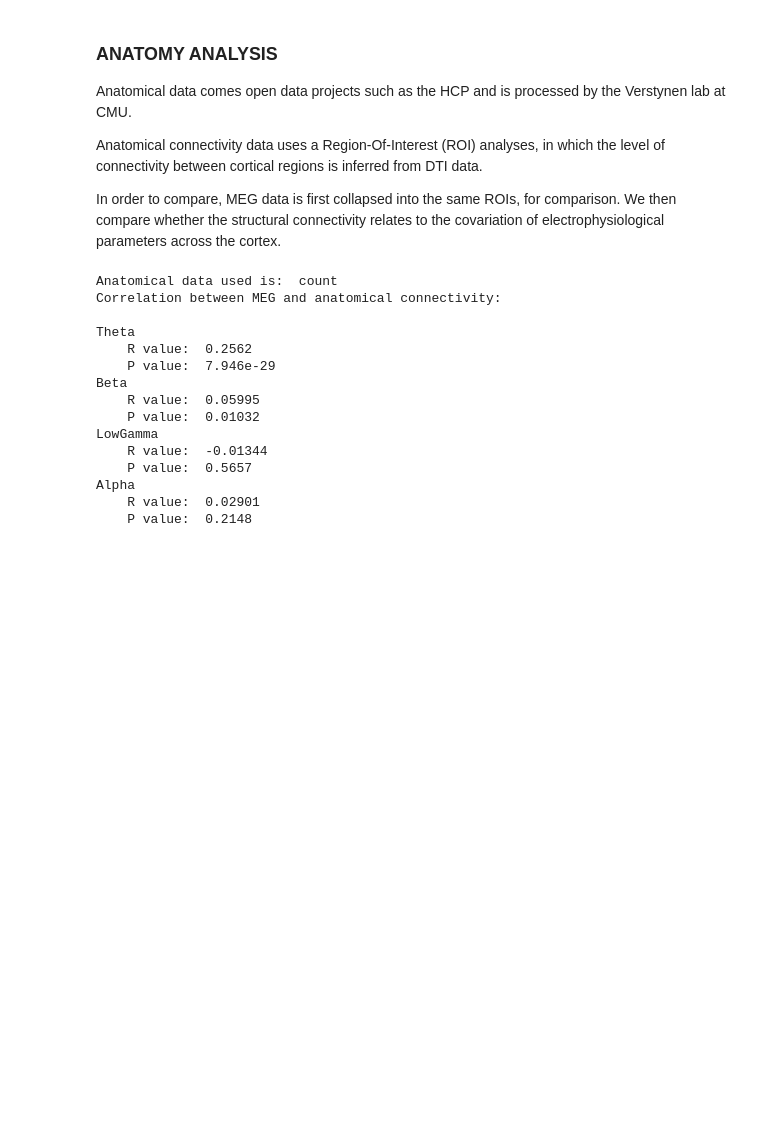
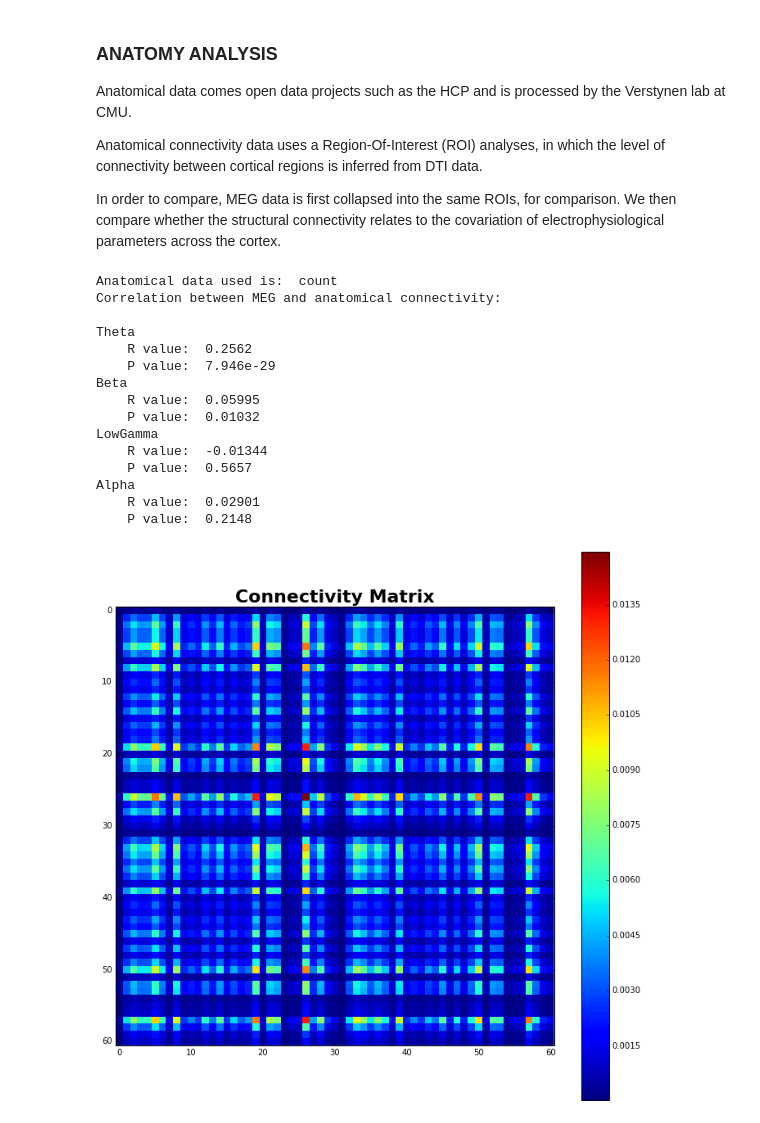
Before and after one commit to voytekresearch/omapping, a Jupyter notebook: MapComparisons.ipynb, the cells around one changed output. Cells and saved outputs as stored; diff of their text form; code cells hidden in the pictures; blank space fills up the shorter version.

```diff
--- a/MapComparisons.ipynb
+++ b/MapComparisons.ipynb
@@ -265,4 +272,10 @@ LowGamma
 Alpha
     R value:  0.02901
     P value:  0.2148
+# %%
+# Plot the connectivity matrix - for MEG data
+osc_plot = 'Alpha'
+plot_con_mat(om_ROI_maps.meg_con[osc_plot], 'all', om_ROI_maps.roi_lr)
+# %% [output]
+[figure, added]
 # %%
```
Also changed, not shown: parts of 7 cells of this notebook.
